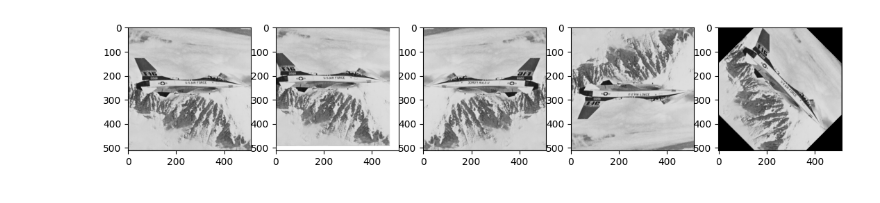
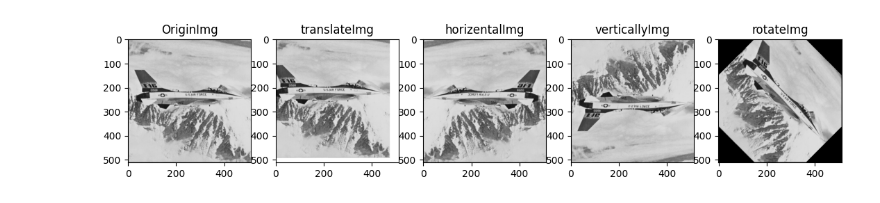
Before and after one commit to NJUSTzwh/ImageAnalysis_homeword, a Jupyter notebook: assignment_2/basicProcess.ipynb, the cells around one changed output. Saved outputs shown, nothing was run; the diff lists cells and outputs as text; code cells hidden in the pictures.

Commit message:
modified:   assignment_1/pointCalculate.ipynb 	modified:   assignment_2/basicProcess.ipynb 	modified:   assignment_3/FT.ipynb 	modified:   assignment_4/removeFog.ipynb

```diff
--- a/assignment_2/basicProcess.ipynb
+++ b/assignment_2/basicProcess.ipynb
@@ -100,34 +113,21 @@ class ImgProcess:
 # %%
-srcImg = cv2.imread('Fig0212Plane.bmp')
-img = ImgProcess(srcImg)
-translateImg = img.translate(20,40)
-horizentalImg = img.horizental()
-verticallyImg = img.vertically()
-rotateImg = img.bilinear_rotate(45)
-
-cv2.imwrite("Fig0212Plane_translate.bmp",translateImg)
-cv2.imwrite("Fig0212Plane_horizental.bmp",horizentalImg)
-cv2.imwrite("Fig0212Plane_verticallImg.bmp",verticallyImg)
-cv2.imwrite("Fig0212Plane_rotate.bmp",rotateImg)
+# cv2.imwrite("Fig0212Plane_translate.bmp",translateImg)
+# cv2.imwrite("Fig0212Plane_horizental.bmp",horizentalImg)
+# cv2.imwrite("Fig0212Plane_verticallImg.bmp",verticallyImg)
+# cv2.imwrite("Fig0212Plane_rotate.bmp",rotateImg)
 
 #可视化：
-plt.figure(figsize=(16,6))
-sub = plt.subplot(161)
-sub.set_title("OriginImg")
-plt.imshow(srcImg)    #原图
-sub = plt.subplot(162)
-sub.set_title("translateImg")
-plt.imshow(translateImg)    #平移
-sub = plt.subplot(163)
-sub.set_title("horizentalImg")
-plt.imshow(horizentalImg)   #水平镜像
-sub = plt.subplot(164)
-sub.set_title("verticallyImg")
-plt.imshow(verticallyImg)  #垂直镜像
-sub = plt.subplot(165)
-sub.set_title("rotateImg")
-plt.imshow(rotateImg)  #旋转
-
+plt.figure(figsize=(16,5))
+plt.subplot(161),plt.imshow(srcImg)
+plt.title("OriginImg")
+plt.subplot(162),plt.imshow(translateImg)
+plt.title("translateImg")
+plt.subplot(163),plt.imshow(horizentalImg)
+plt.title("horizentalImg")
+plt.subplot(164),plt.imshow(verticallyImg)
+plt.title("verticallyImg")
+plt.subplot(165),plt.imshow(rotateImg)
+plt.title("rotateImg")
 plt.show()
 # %% [output]
-[figure, old version]
+[figure, new version]
```
Also changed, not shown: parts of 2 cells of this notebook, 3 other files.
